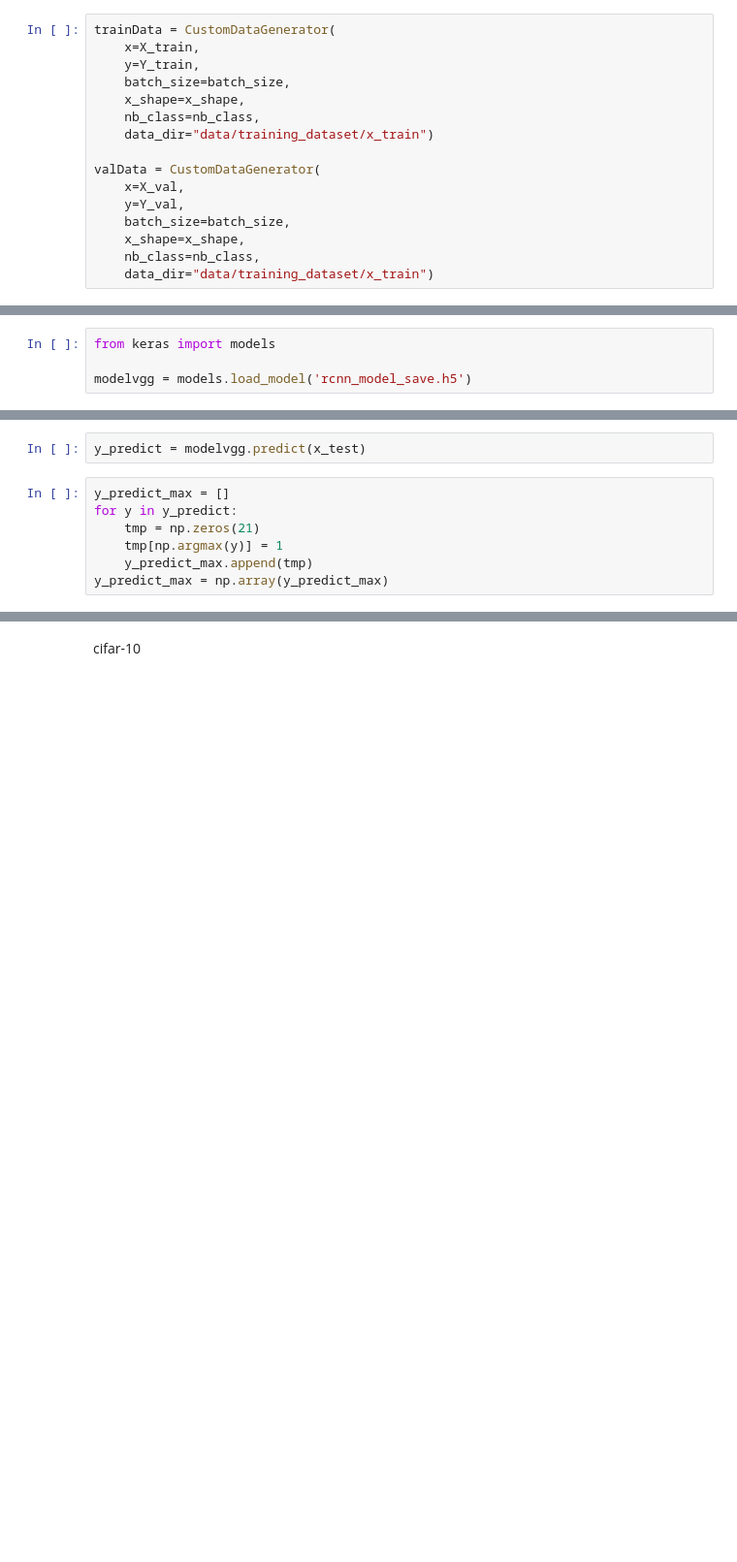
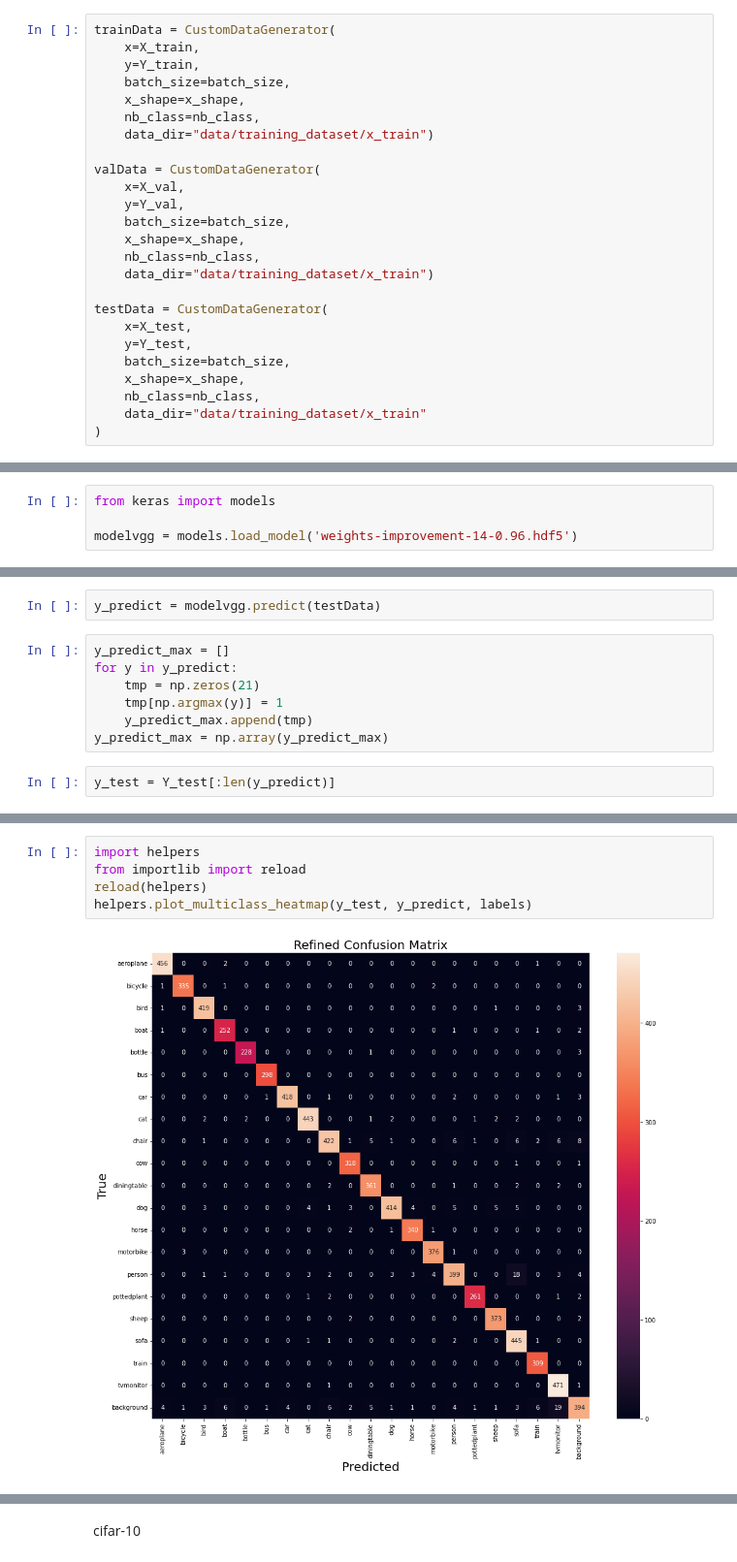
Before and after one commit to plorgue/jerry, a Jupyter notebook: r-cnn.ipynb, the cells around one changed output, grey strips where cells are left out. Shown at 97% size. Cells and saved outputs as stored; diff of their text form; blank space fills up the shorter version.

```diff
--- a/r-cnn.ipynb
+++ b/r-cnn.ipynb
@@ -717,3 +654,12 @@ valData = CustomDataGenerator(
     x_shape=x_shape,
     nb_class=nb_class,
     data_dir="data/training_dataset/x_train")
+
+testData = CustomDataGenerator(
+    x=X_test,
+    y=Y_test,
+    batch_size=batch_size,
+    x_shape=x_shape,
+    nb_class=nb_class,
+    data_dir="data/training_dataset/x_train"
+)
@@ -759,4 +694,4 @@ helpers.plot_loss_acc(history)
 # %%
 from keras import models
 
-modelvgg = models.load_model('rcnn_model_save.h5')
+modelvgg = models.load_model('weights-improvement-14-0.96.hdf5')
@@ -785,5 +698,5 @@ y_test = np.array(y_kept)
 # %%
-y_predict = modelvgg.predict(x_test)
+y_predict = modelvgg.predict(testData)
 # %%
 y_predict_max = []
 for y in y_predict:
@@ -791,6 +704,8 @@ for y in y_predict:
     tmp[np.argmax(y)] = 1
     y_predict_max.append(tmp)
 y_predict_max = np.array(y_predict_max)
+# %%
+y_test = Y_test[:len(y_predict)]
 # %%
 from sklearn.metrics import f1_score
 f1_score(y_test, y_predict_max, average="macro")
@@ -844,0 +719,7 @@ ValueError: The number of FixedLocator locations (21), usually from a call to se
+# %%
+import helpers
+from importlib import reload
+reload(helpers)
+helpers.plot_multiclass_heatmap(y_test, y_predict, labels)
+# %% [output]
+[figure, added]
```
Also changed, not shown: parts of 38 cells of this notebook, 11 other files.
